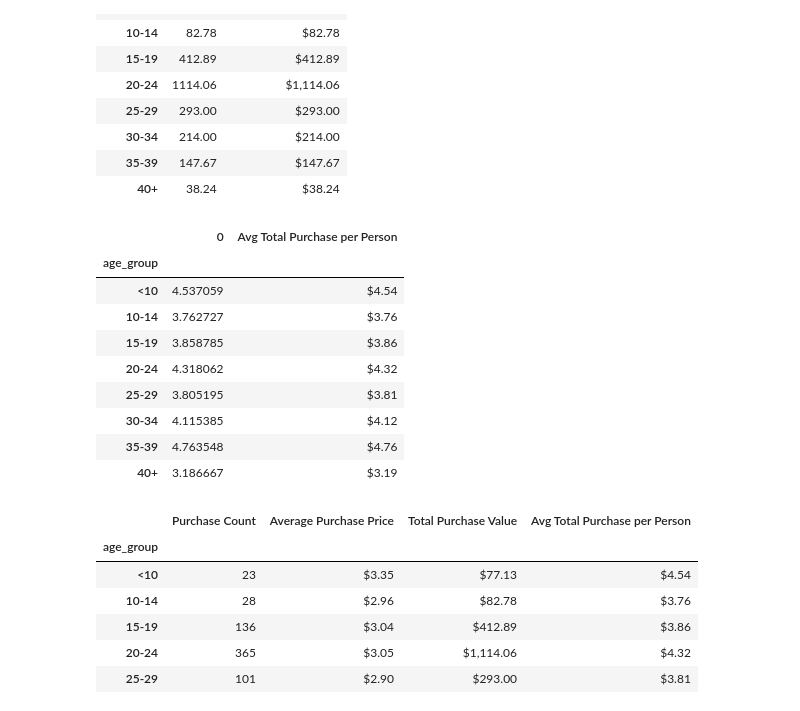
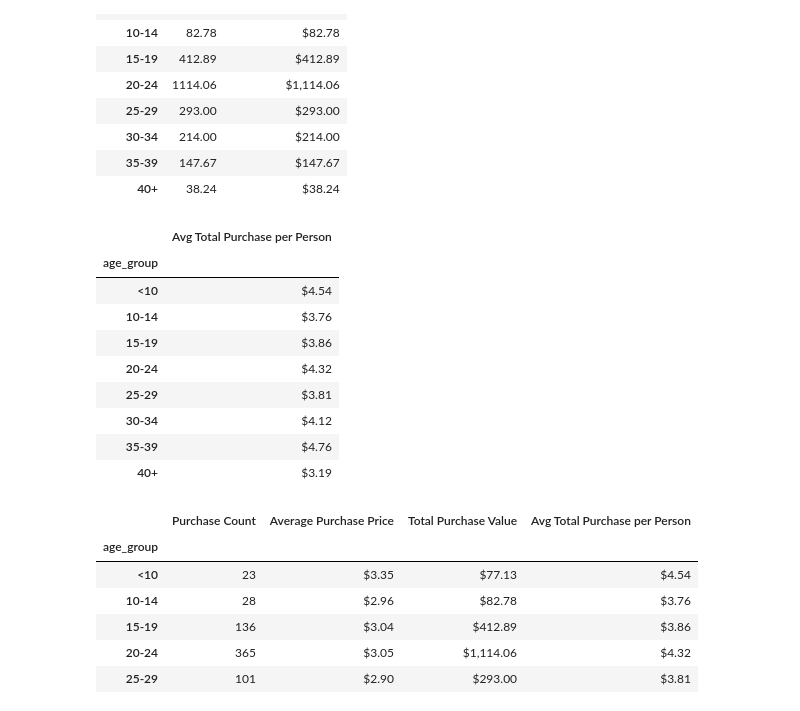
Before and after one commit to RChloe/pandas-challenge, a Jupyter notebook: HeroesOfPymoli/HeroesOfPymoli_hw.ipynb, the cells around one changed output. Cells and saved outputs as stored; diff of their text form; code cells hidden in the pictures.

```diff
--- a/HeroesOfPymoli/HeroesOfPymoli_hw.ipynb
+++ b/HeroesOfPymoli/HeroesOfPymoli_hw.ipynb
@@ -300,20 +293,21 @@ tot_purch2
 | 35-39 | 147.67 | $147.67 |
 | 40+ | 38.24 | $38.24 |
 # %%
-avg_tot_purch["Avg Total Purchase per Person"] = pd.DataFrame(tot_purch2["Price"]/age_group["Total Count"])
+#avg_tot_purch = {["Avg Total Purchase per Person"]}
+avg_tot_purch = pd.DataFrame(data=(tot_purch2["Price"]/age_group["Total Count"]),columns=["Avg Total Purchase per Person"])
 avg_tot_purch["Avg Total Purchase per Person"]=avg_tot_purch["Avg Total Purchase per Person"].map('${:,.2f}'.format)
 avg_tot_purch
 # %% [output]
-|  | 0 | Avg Total Purchase per Person |
-| age_group |  |  |
-| <10 | 4.537059 | $4.54 |
-| 10-14 | 3.762727 | $3.76 |
-| 15-19 | 3.858785 | $3.86 |
-| 20-24 | 4.318062 | $4.32 |
-| 25-29 | 3.805195 | $3.81 |
-| 30-34 | 4.115385 | $4.12 |
-| 35-39 | 4.763548 | $4.76 |
-| 40+ | 3.186667 | $3.19 |
+|  | Avg Total Purchase per Person |
+| age_group |  |
+| <10 | $4.54 |
+| 10-14 | $3.76 |
+| 15-19 | $3.86 |
+| 20-24 | $4.32 |
+| 25-29 | $3.81 |
+| 30-34 | $4.12 |
+| 35-39 | $4.76 |
+| 40+ | $3.19 |
 # %%
 age_purch=purchase_count2.merge(avg_price2,on="age_group")
 age_purch=age_purch.merge(tot_purch2["Total Purchase Value"],on="age_group")
```
Also changed, not shown: parts of 18 cells of this notebook.
